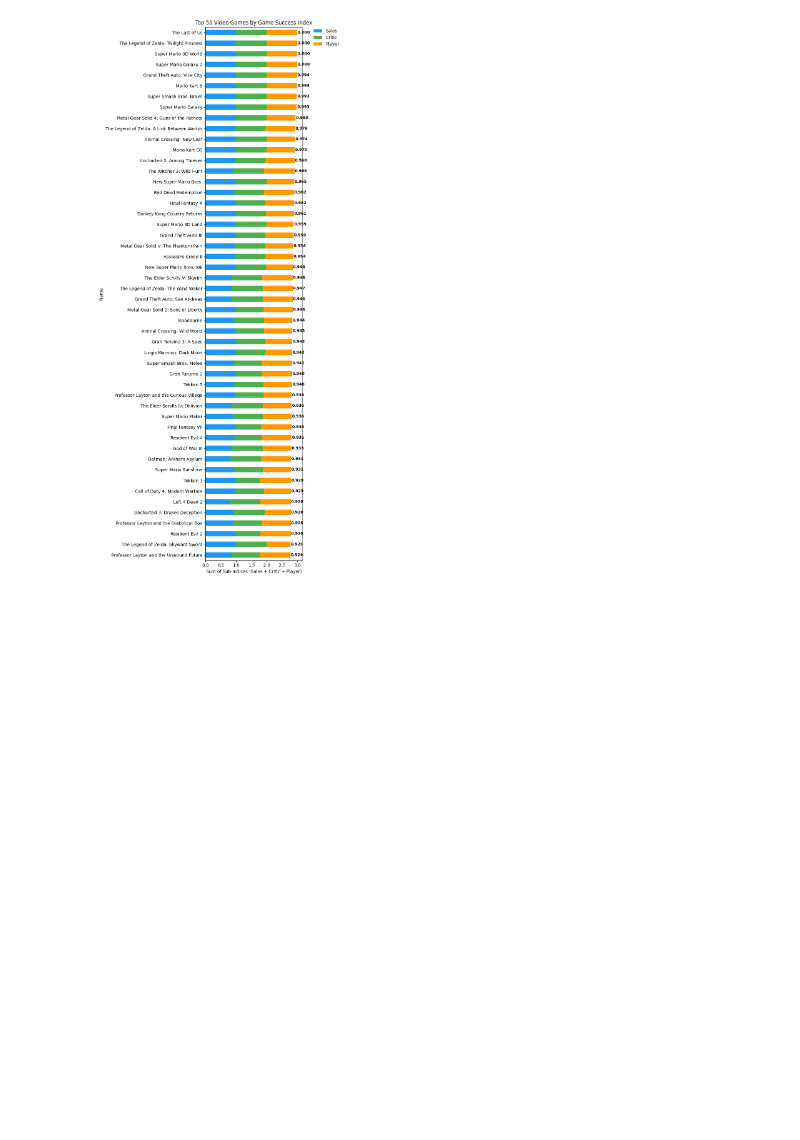
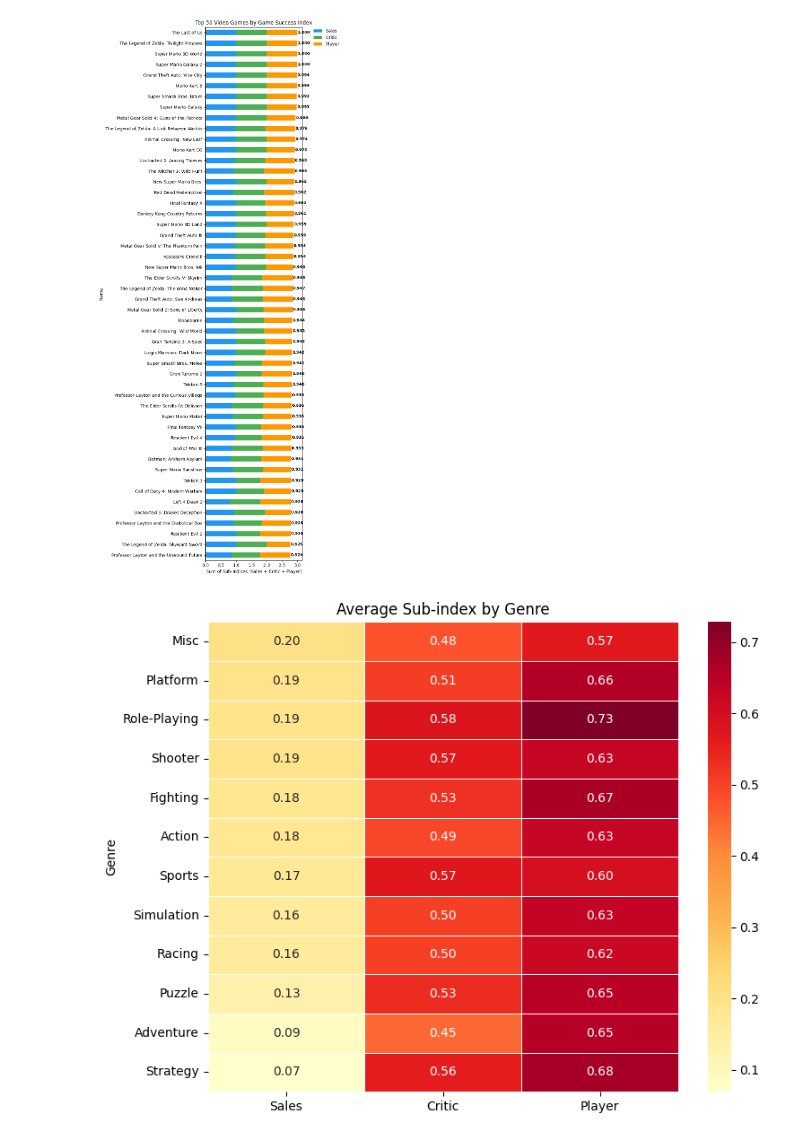
Before and after one commit to NoahKrobot/CA1_Video_Game_DAV, a Jupyter notebook: CA1.ipynb, the cells around one changed output. Cells and saved outputs as stored; diff of their text form; code cells hidden in the pictures; blank space fills up the shorter version.

```diff
--- a/CA1.ipynb
+++ b/CA1.ipynb
@@ -696,3 +727,36 @@ plt.tight_layout(rect=[0, 0, 0.85, 1])
 plt.show()
 # %% [output]
 [figure]
+# %%
+# the code was taken from Google Gemini AI, by asking it:
+
+# Based on the Game Success Index, show the average contribution of sales, critic and player scores to the Game Success Index for each genre.
+# Show the heatmap. Give me python code.
+
+genre_avg = (
+    MergedData_Normalised.groupby('Genre')[['Sales_SubIndex', 'Critic_SubIndex', 'Player_SubIndex']]
+    .mean()
+    .sort_values('Sales_SubIndex', ascending=False)
+)
+
+fig, ax = plt.subplots(figsize=(8, 6))
+
+sns.heatmap(
+    genre_avg,
+    annot=True,
+    fmt='.2f',
+    cmap='YlOrRd',
+    linewidths=0.5,
+    linecolor='white',
+    ax=ax
+)
+
+ax.set_title('Average Sub-index by Genre')
+ax.set_xlabel('')
+ax.set_ylabel('Genre')
+ax.set_xticklabels(['Sales', 'Critic', 'Player'], rotation=0)
+
+plt.tight_layout()
+plt.show()
+# %% [output]
+[figure, added]
```
Also changed, not shown: parts of 5 cells of this notebook.
